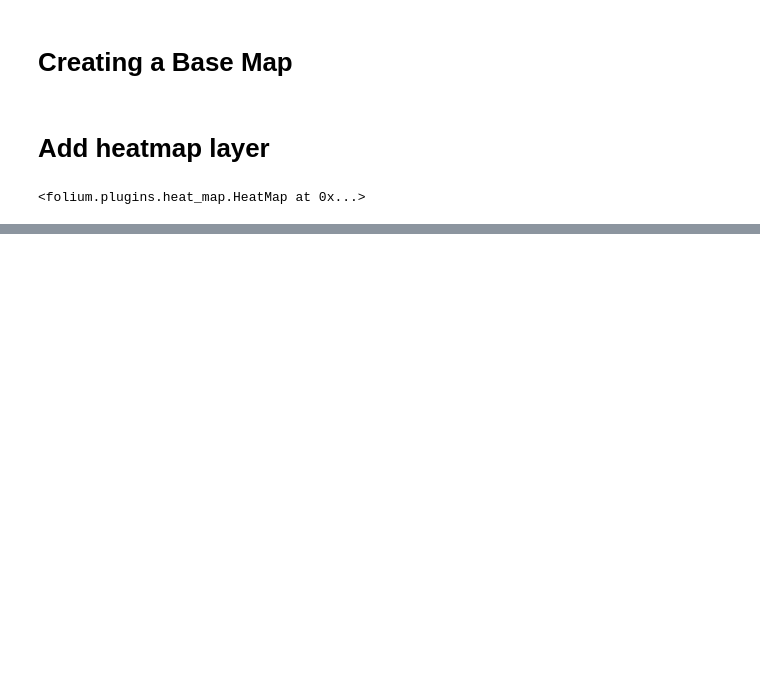
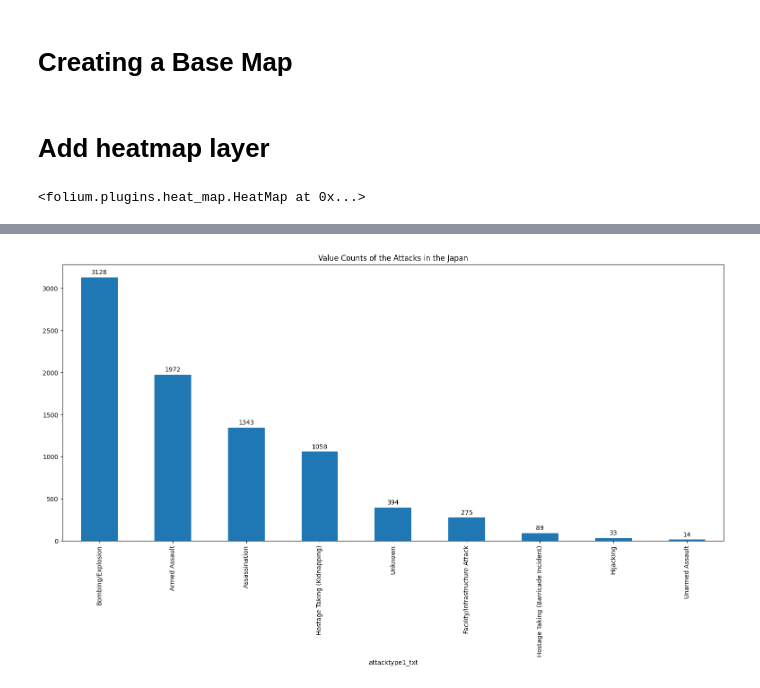
Before and after one commit to akagail/ITD-3B, a Jupyter notebook: activity6.ipynb, the cells around one changed output, grey strips where cells are left out. Cells and saved outputs as stored; diff of their text form; code cells hidden in the pictures; blank space fills up the shorter version.

```diff
--- a/activity6.ipynb
+++ b/activity6.ipynb
@@ -107,0 +239,4 @@ my_map
+# %%
+filter1_i3 = df[df['region_txt'] == 'South America']
+# %%
+filter2_i3 = filter1_i3[filter1_i3['country_txt'] == 'Colombia']
@@ -107,0 +260,12 @@ my_map
+# %%
+bar3 = filter2_i3['attacktype1_txt'].value_counts()
+ax = bar3.plot(kind='bar')
+
+for x in ax.containers:
+    ax.bar_label(x, padding=3)
+
+plt.gcf().set_size_inches(19, 8)
+plt.title('Value Counts of the Attacks in the Japan')
+plt.show()
+# %% [output]
+[figure, added]
```
Also changed, not shown: parts of 30 cells of this notebook.
